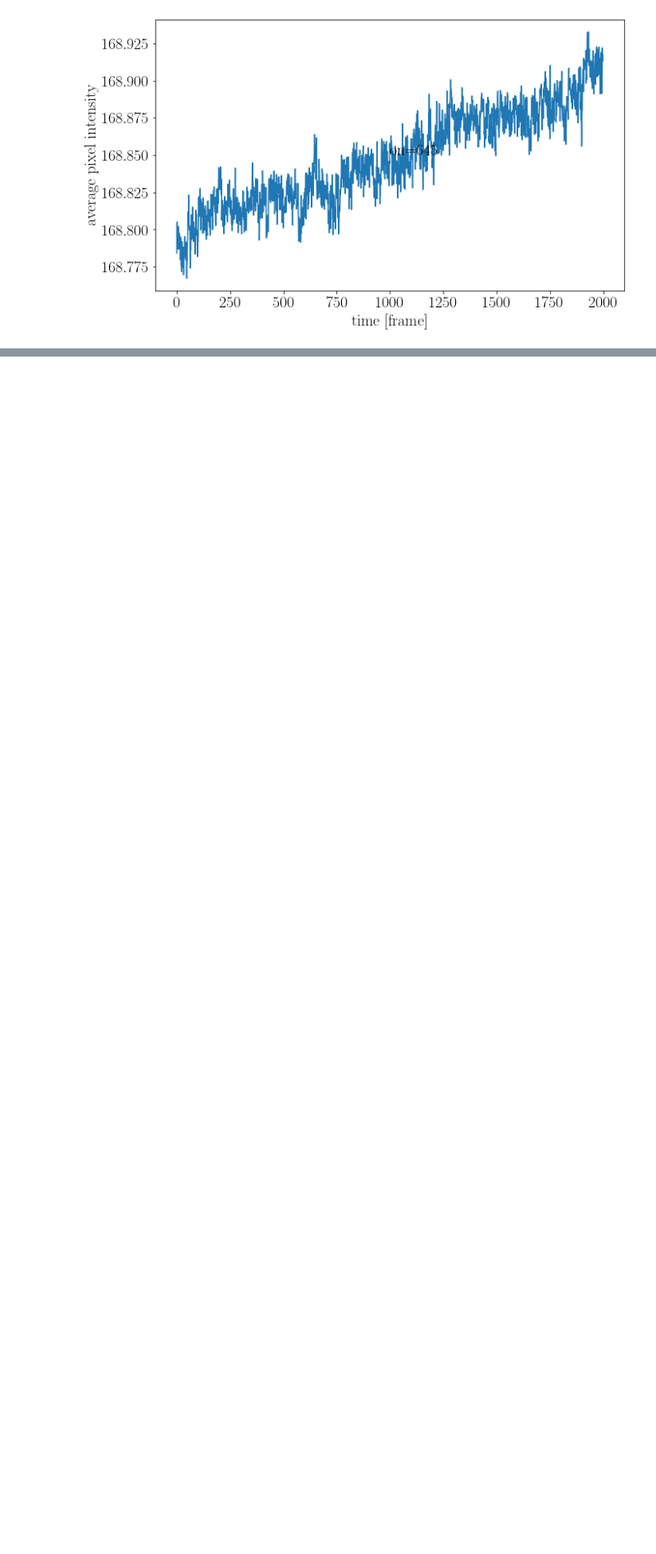
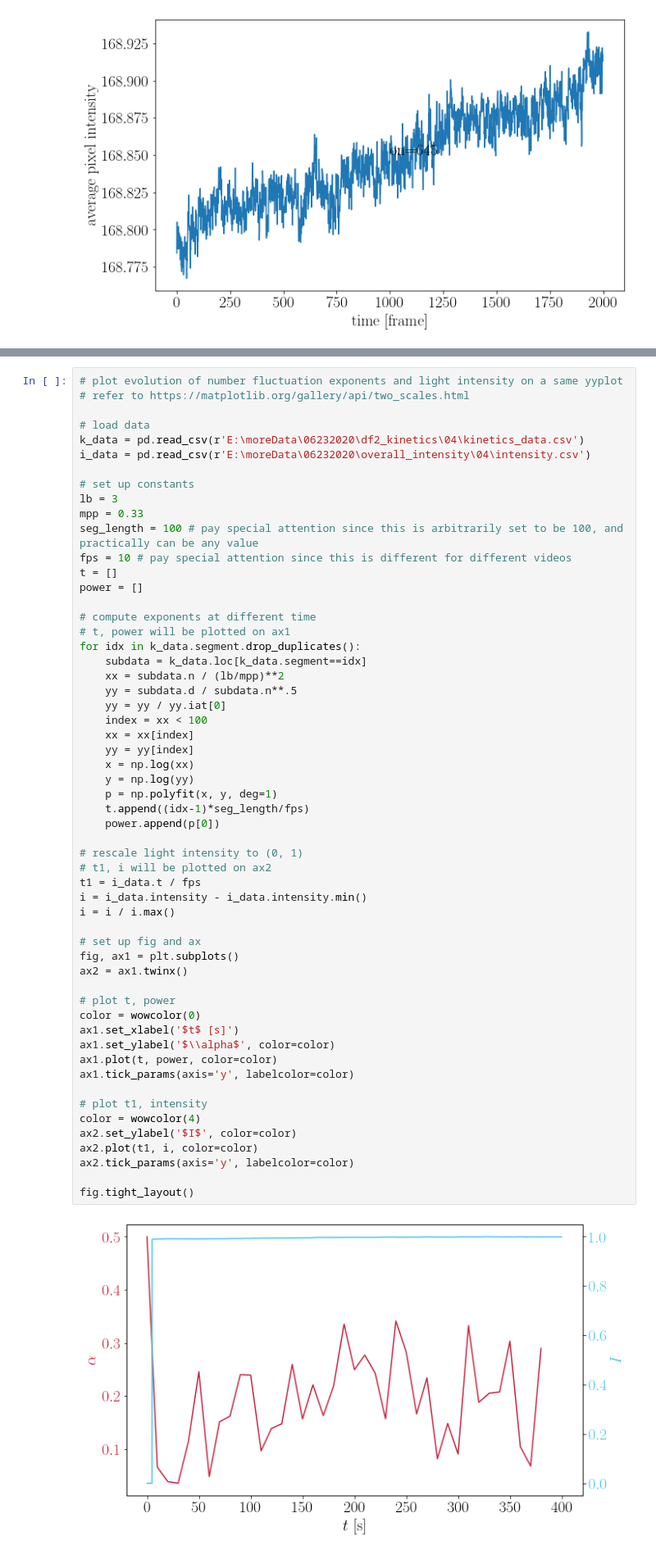
Before and after one commit to ZLoverty/Python, a Jupyter notebook: Correlation/src/fig-2_GNF.ipynb, the cells around one changed output, grey strips where cells are left out. Shown at 82% size. Saved outputs shown, nothing was run; the diff lists cells and outputs as text; blank space fills up the shorter version.

```diff
--- a/Correlation/src/fig-2_GNF.ipynb
+++ b/Correlation/src/fig-2_GNF.ipynb
@@ -643,0 +633,58 @@ data[data.intensity > data.intensity.mean()].t.iat[0]
+# %%
+# plot evolution of number fluctuation exponents and light intensity on a same yyplot
+# refer to https://matplotlib.org/gallery/api/two_scales.html
+
+# load data
+k_data = pd.read_csv(r'E:\moreData\06232020\df2_kinetics\04\kinetics_data.csv')
+i_data = pd.read_csv(r'E:\moreData\06232020\overall_intensity\04\intensity.csv')
+
+# set up constants
+lb = 3
+mpp = 0.33
+seg_length = 100 # pay special attention since this is arbitrarily set to be 100, and practically can be any value
+fps = 10 # pay special attention since this is different for different videos
+t = []
+power = []
+
+# compute exponents at different time
+# t, power will be plotted on ax1
+for idx in k_data.segment.drop_duplicates():
+    subdata = k_data.loc[k_data.segment==idx]
+    xx = subdata.n / (lb/mpp)**2
+    yy = subdata.d / subdata.n**.5
+    yy = yy / yy.iat[0]
+    index = xx < 100
+    xx = xx[index]
+    yy = yy[index]
+    x = np.log(xx)
+    y = np.log(yy)
+    p = np.polyfit(x, y, deg=1)
+    t.append((idx-1)*seg_length/fps)
+    power.append(p[0])
+
+# rescale light intensity to (0, 1)
+# t1, i will be plotted on ax2
+t1 = i_data.t / fps
+i = i_data.intensity - i_data.intensity.min()
+i = i / i.max()
+
+# set up fig and ax
+fig, ax1 = plt.subplots()
+ax2 = ax1.twinx()
+
+# plot t, power
+color = wowcolor(0)
+ax1.set_xlabel('$t$ [s]')
+ax1.set_ylabel('$\\alpha$', color=color)
+ax1.plot(t, power, color=color)
+ax1.tick_params(axis='y', labelcolor=color)
+
+# plot t1, intensity
+color = wowcolor(4)
+ax2.set_ylabel('$I$', color=color)
+ax2.plot(t1, i, color=color)
+ax2.tick_params(axis='y', labelcolor=color)
+
+fig.tight_layout()
+# %% [output]
+[figure, added]
```
Also changed, not shown: parts of 6 cells of this notebook, 1 other file.
